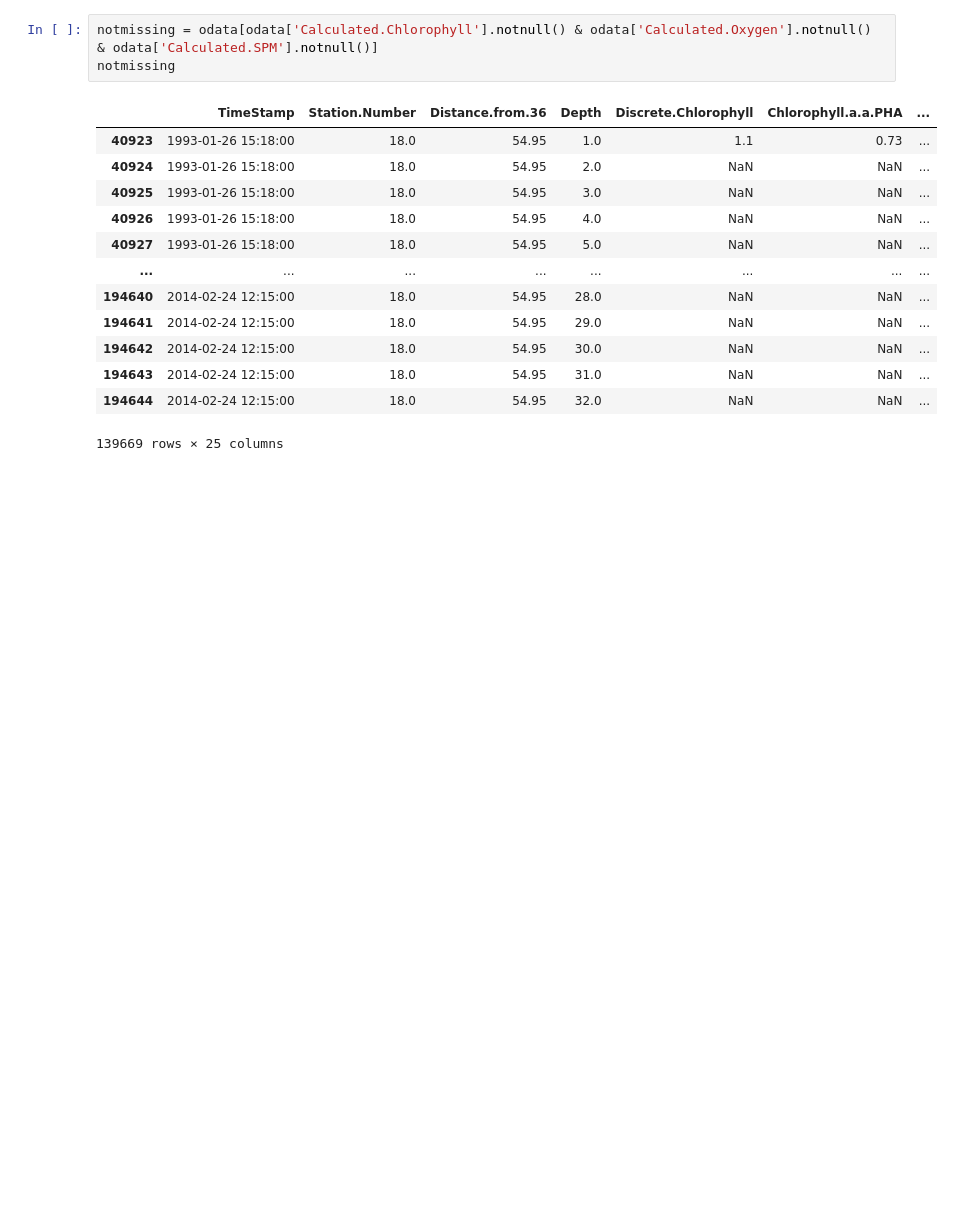
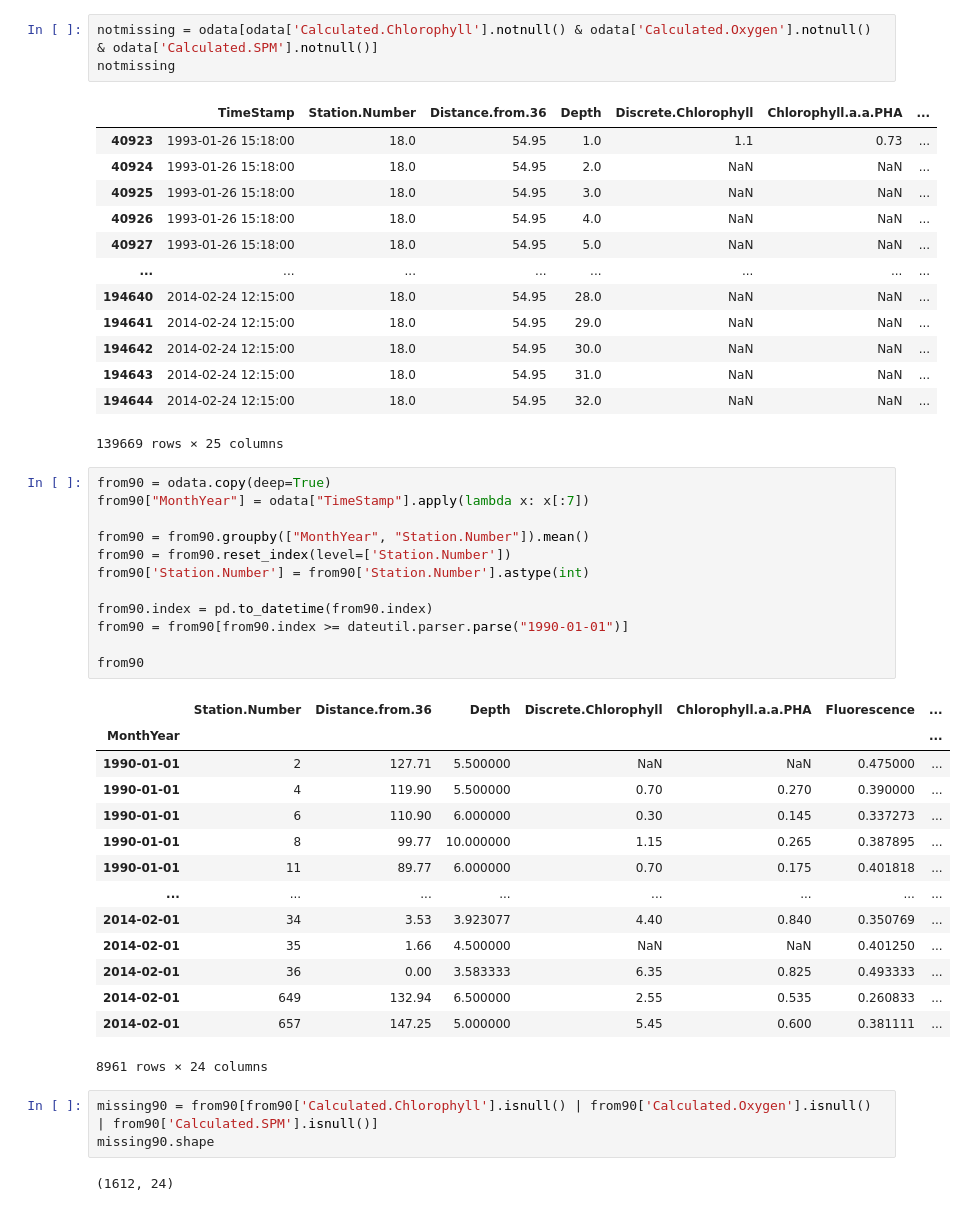
Before and after one commit to PaulErpen/InfoViz-SF-Water-Data, a Jupyter notebook: preprocessing/missing-values.ipynb, the cells around one changed output. Drawn from its saved outputs; the diff is of its cells as text; blank space fills up the shorter version.

```diff
--- a/preprocessing/missing-values.ipynb
+++ b/preprocessing/missing-values.ipynb
@@ -69,3 +71,35 @@ notmissing
 | 194643 | 2014-02-24 12:15:00 | 18.0 | 54.95 | 31.0 | NaN | NaN | ... |
 | 194644 | 2014-02-24 12:15:00 | 18.0 | 54.95 | 32.0 | NaN | NaN | ... |
 139669 rows × 25 columns
+# %%
+from90 = odata.copy(deep=True)
+from90["MonthYear"] = odata["TimeStamp"].apply(lambda x: x[:7])
+
+from90 = from90.groupby(["MonthYear", "Station.Number"]).mean()
+from90 = from90.reset_index(level=['Station.Number'])
+from90['Station.Number'] = from90['Station.Number'].astype(int)
+
+from90.index = pd.to_datetime(from90.index)
+from90 = from90[from90.index >= dateutil.parser.parse("1990-01-01")]
+
+from90
+# %% [output]
+|  | Station.Number | Distance.from.36 | Depth | Discrete.Chlorophyll | Chlorophyll.a.a.PHA | Fluorescence | ... |
+| MonthYear |  |  |  |  |  |  | ... |
+| 1990-01-01 | 2 | 127.71 | 5.500000 | NaN | NaN | 0.475000 | ... |
+| 1990-01-01 | 4 | 119.90 | 5.500000 | 0.70 | 0.270 | 0.390000 | ... |
+| 1990-01-01 | 6 | 110.90 | 6.000000 | 0.30 | 0.145 | 0.337273 | ... |
+| 1990-01-01 | 8 | 99.77 | 10.000000 | 1.15 | 0.265 | 0.387895 | ... |
+| 1990-01-01 | 11 | 89.77 | 6.000000 | 0.70 | 0.175 | 0.401818 | ... |
+| ... | ... | ... | ... | ... | ... | ... | ... |
+| 2014-02-01 | 34 | 3.53 | 3.923077 | 4.40 | 0.840 | 0.350769 | ... |
+| 2014-02-01 | 35 | 1.66 | 4.500000 | NaN | NaN | 0.401250 | ... |
+| 2014-02-01 | 36 | 0.00 | 3.583333 | 6.35 | 0.825 | 0.493333 | ... |
+| 2014-02-01 | 649 | 132.94 | 6.500000 | 2.55 | 0.535 | 0.260833 | ... |
+| 2014-02-01 | 657 | 147.25 | 5.000000 | 5.45 | 0.600 | 0.381111 | ... |
+8961 rows × 24 columns
+# %%
+missing90 = from90[from90['Calculated.Chlorophyll'].isnull() | from90['Calculated.Oxygen'].isnull() | from90['Calculated.SPM'].isnull()]
+missing90.shape
+# %% [output]
+(1612, 24)
```
Also changed, not shown: parts of 6 cells of this notebook.
